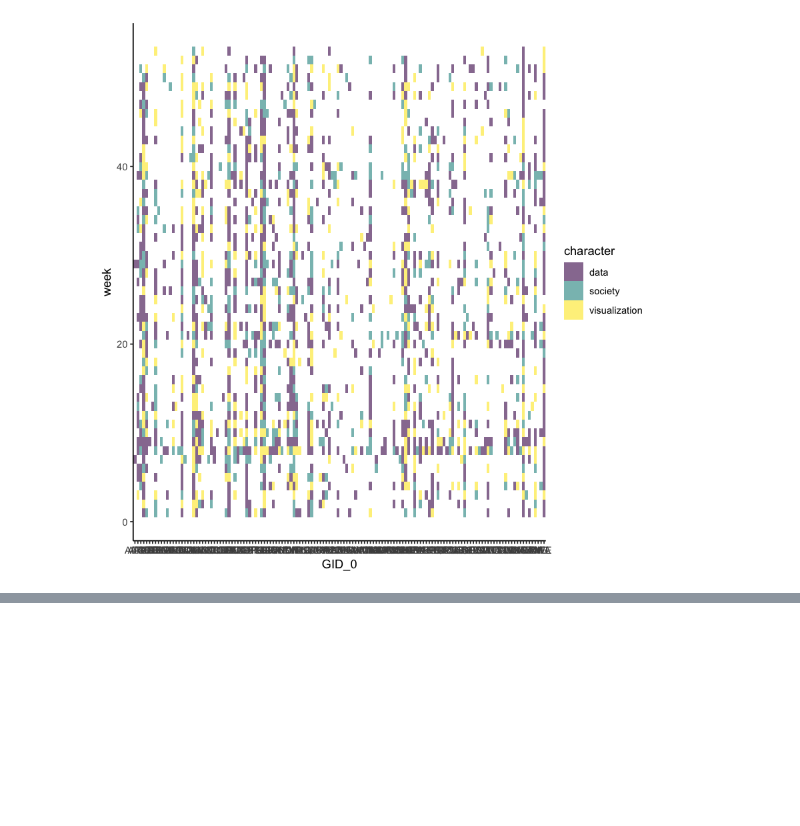
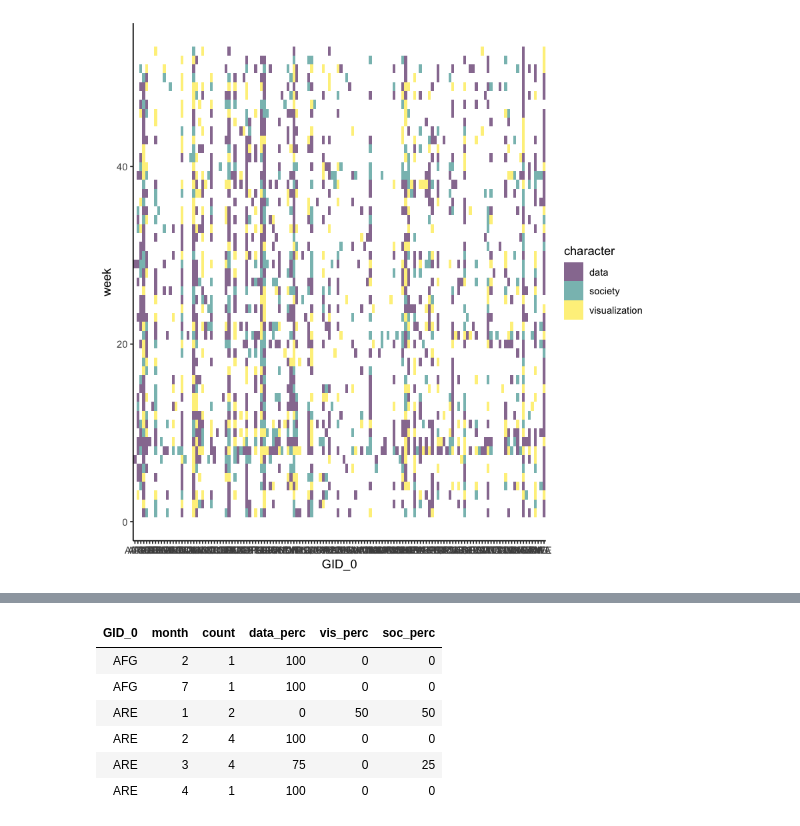
Before and after one commit to gretacv/dvs, a Jupyter notebook: year_challenge.ipynb, the cells around one changed output, grey strips where cells are left out. Cells and saved outputs as stored; diff of their text form; code cells hidden in the pictures; blank space fills up the shorter version.

```diff
--- a/year_challenge.ipynb
+++ b/year_challenge.ipynb
@@ -347,0 +394,9 @@ head(d_char)
+# %%
+country_perc_month = d_all %>%
+                group_by(GID_0, month) %>%
+                summarize(data_char=sum(character == "data"),
+                         vis_char = sum(character == "visualization"),
+                         soc_char = sum(character == "society"),
+                         count = length(GID_0))%>%
+                mutate(data_perc = (data_char/count)*100, vis_perc = (vis_char/count)*100, soc_perc = (soc_char/count)*100)%>%
+                select(GID_0, month, count, data_perc, vis_perc, soc_perc)
@@ -347,0 +407,10 @@ head(d_char)
+# %%
+head(country_perc_month)
+# %% [output]
+| GID_0 | month | count | data_perc | vis_perc | soc_perc |
+| AFG | 2 | 1 | 100 | 0 | 0 |
+| AFG | 7 | 1 | 100 | 0 | 0 |
+| ARE | 1 | 2 | 0 | 50 | 50 |
+| ARE | 2 | 4 | 100 | 0 | 0 |
+| ARE | 3 | 4 | 75 | 0 | 25 |
+| ARE | 4 | 1 | 100 | 0 | 0 |
```
Also changed, not shown: parts of 8 cells of this notebook.
